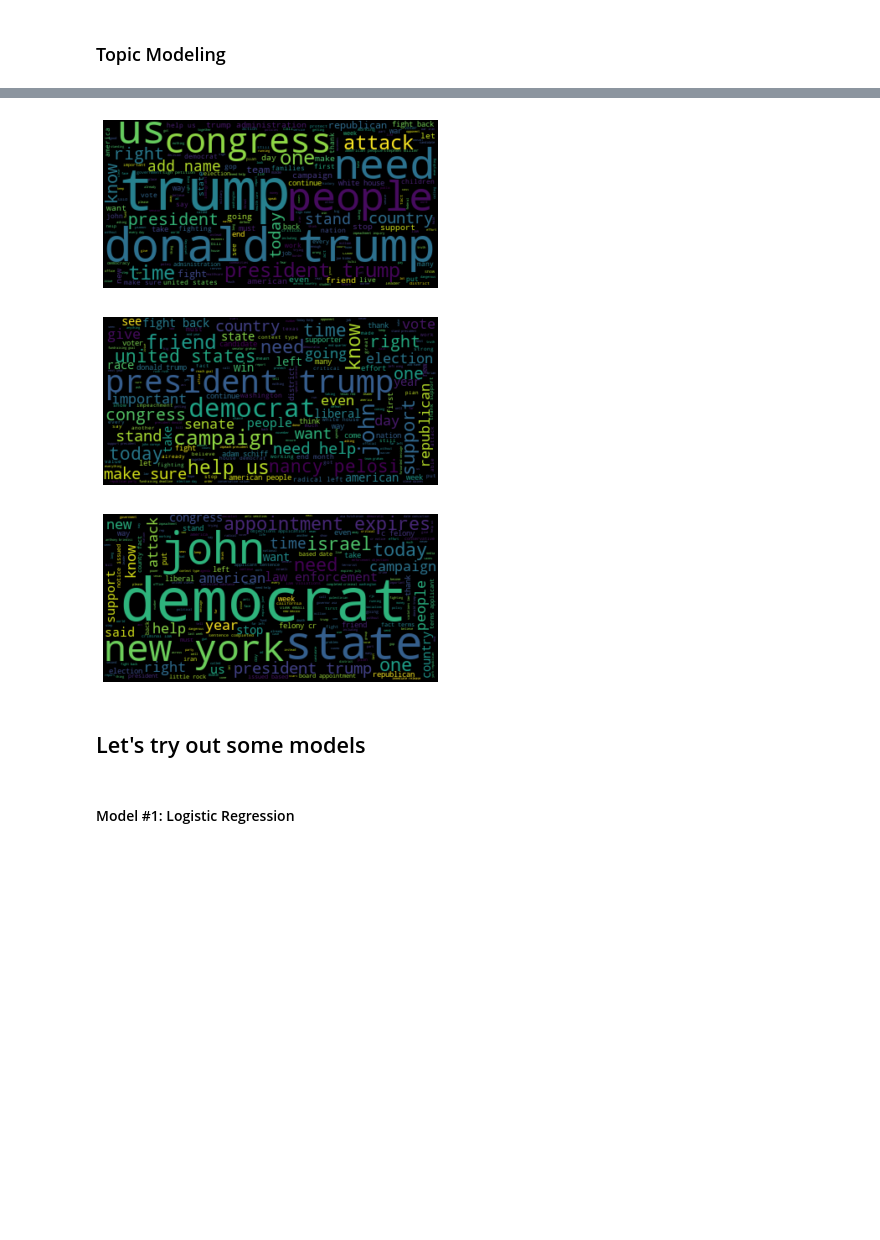
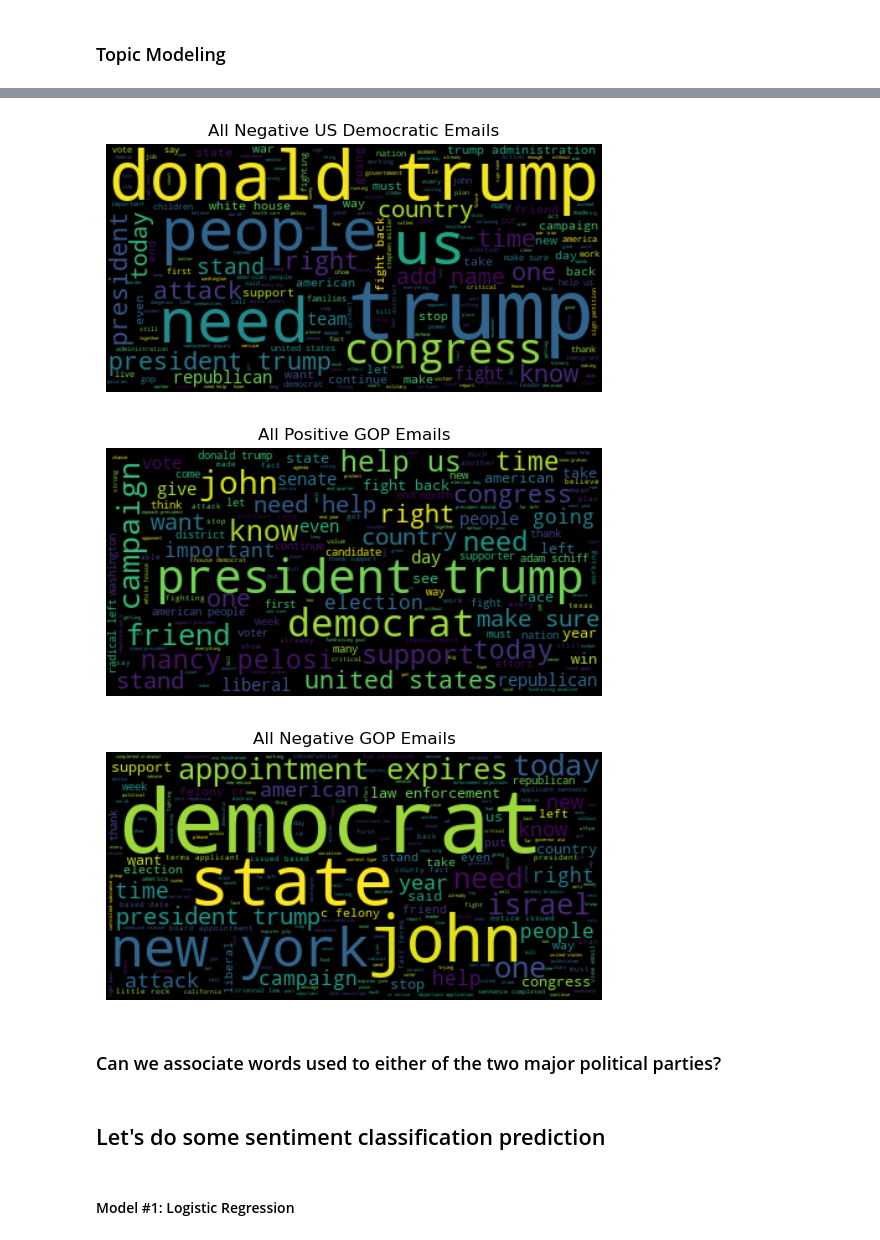
Before and after one commit to statzenthusiast921/political-emails-analysis, a Jupyter notebook: main/notebooks/Emails EDA 10.16.22.ipynb, the cells around one changed output, grey strips where cells are left out. Drawn from its saved outputs; the diff is of its cells as text; code cells hidden in the pictures; blank space fills up the shorter version.

```diff
--- a/main/notebooks/Emails EDA 10.16.22.ipynb
+++ b/main/notebooks/Emails EDA 10.16.22.ipynb
@@ -646,6 +1027,7 @@ def topic_model_pipeline(data,filter_num,topic_num,title):
 
     # Display the generated image:
     plt.imshow(wordcloud, interpolation='bilinear')
+    plt.title(f'{title}')
     plt.axis("off")
     plt.show()
 # %% [markdown]
@@ -673,20 +1054,22 @@ topic_model_pipeline(df_dom_dem,1,0,'Positive Sentiment - Democratic Emails')
 # %%
 #Negative Sentiment - US -DEM
-topic_model_pipeline(df_dom_dem,0,0,'Negative Sentiment - Democratic Emails')
+topic_model_pipeline(df_dom_dem,0,0,'All Negative US Democratic Emails')
 # %% [output]
-[figure, old version]
+[figure, new version]
 # %%
 #Positive Sentiment - US - GOP
-topic_model_pipeline(df_dom_gop,1,0,'Positive Sentiment - GOP Emails')
+topic_model_pipeline(df_dom_gop,1,0,'All Positive GOP Emails')
 # %% [output]
-[figure, old version]
+[figure, new version]
 # %%
 #Negative Sentiment - US - GOP
-topic_model_pipeline(df_dom_gop,0,0,'Negative Sentiment - GOP Emails')
+topic_model_pipeline(df_dom_gop,0,0,'All Negative GOP Emails')
 # %% [output]
-[figure, old version]
+[figure, new version]
+# %% [markdown]
+### Can we associate words used to either of the two major political parties?
 # %% [markdown]
-## Let's try out some models
+## Let's do some sentiment classification prediction
 # %% [markdown]
 #### Model #1: Logistic Regression
 # %%
```
Also changed, not shown: parts of 32 cells of this notebook.
